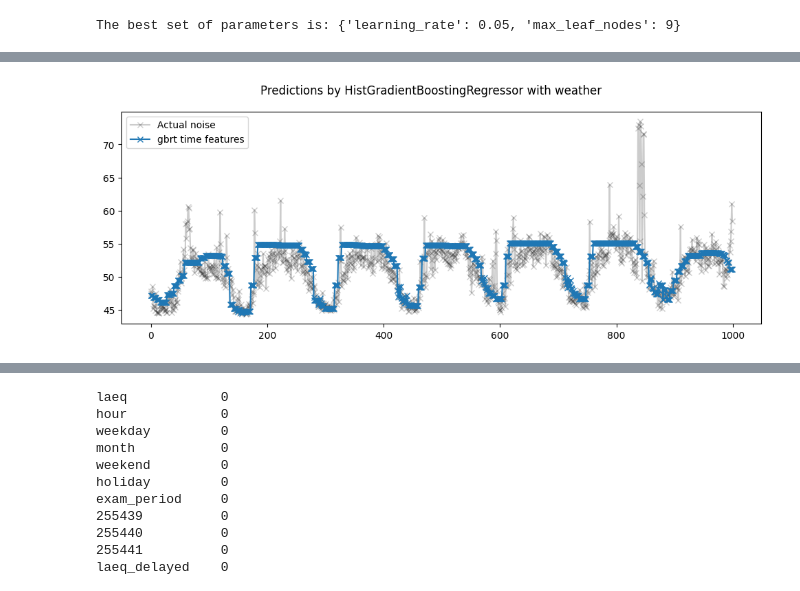
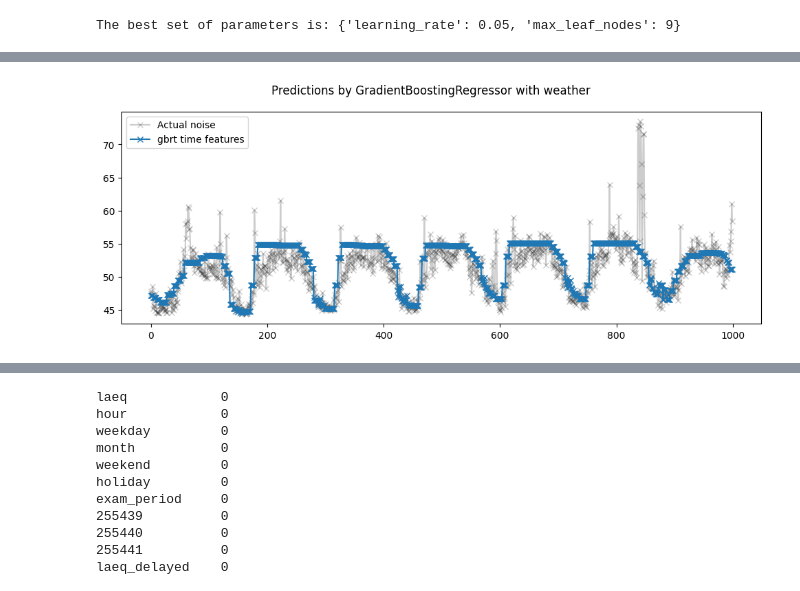
Before and after one commit to IvanaOsredek/ModernDataAnalyticsProject, a Jupyter notebook: MDA_GBRT_delayednoise.ipynb, the cells around one changed output, grey strips where cells are left out. Saved outputs shown, nothing was run; the diff lists cells and outputs as text; code cells hidden in the pictures.

```diff
--- a/MDA_GBRT_delayednoise.ipynb
+++ b/MDA_GBRT_delayednoise.ipynb
@@ -318,21 +314,21 @@ Root Mean Squared Error: 3.908 +/- 0.858
 # %%
 #Qualitative analysis of the impact of features on linear model predictions
 gbrt_pipeline.fit(X, y)
 gbrt_predictions = gbrt_pipeline.predict(X)
 
 last_hours = slice(-1000, None)
 fig, ax = plt.subplots(figsize=(12, 4))
-fig.suptitle("Predictions by HistGradientBoostingRegressor with weather")
+fig.suptitle("Predictions by GradientBoostingRegressor with weather")
 ax.plot(
     y.values[last_hours],
     "x-",
     alpha=0.2,
     label="Actual noise",
     color="black",
 )
 ax.plot(gbrt_predictions[last_hours], "x-", label="gbrt time features")
 _ = ax.legend()
 # %% [output]
-[figure, old version]
+[figure, new version]
 # %%
 fig, axes = plt.subplots(ncols=3, figsize=(12, 4), sharey=True)
```
Also changed, not shown: parts of 8 cells of this notebook, 2 other files.
